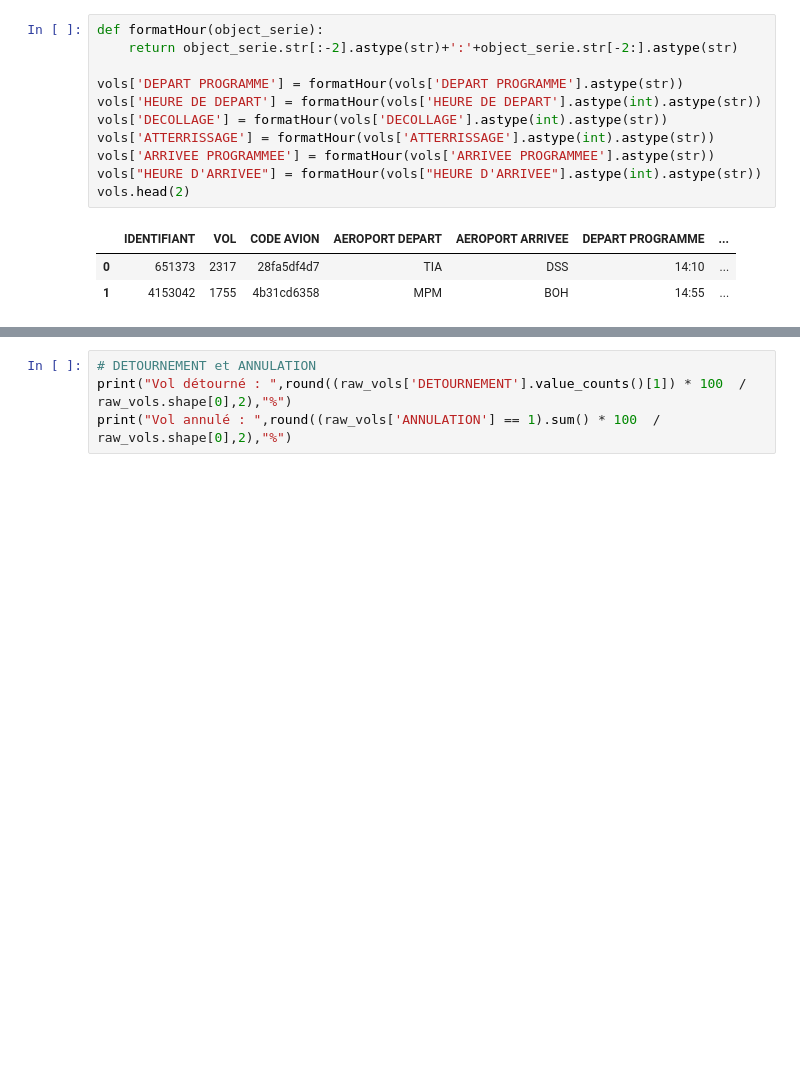
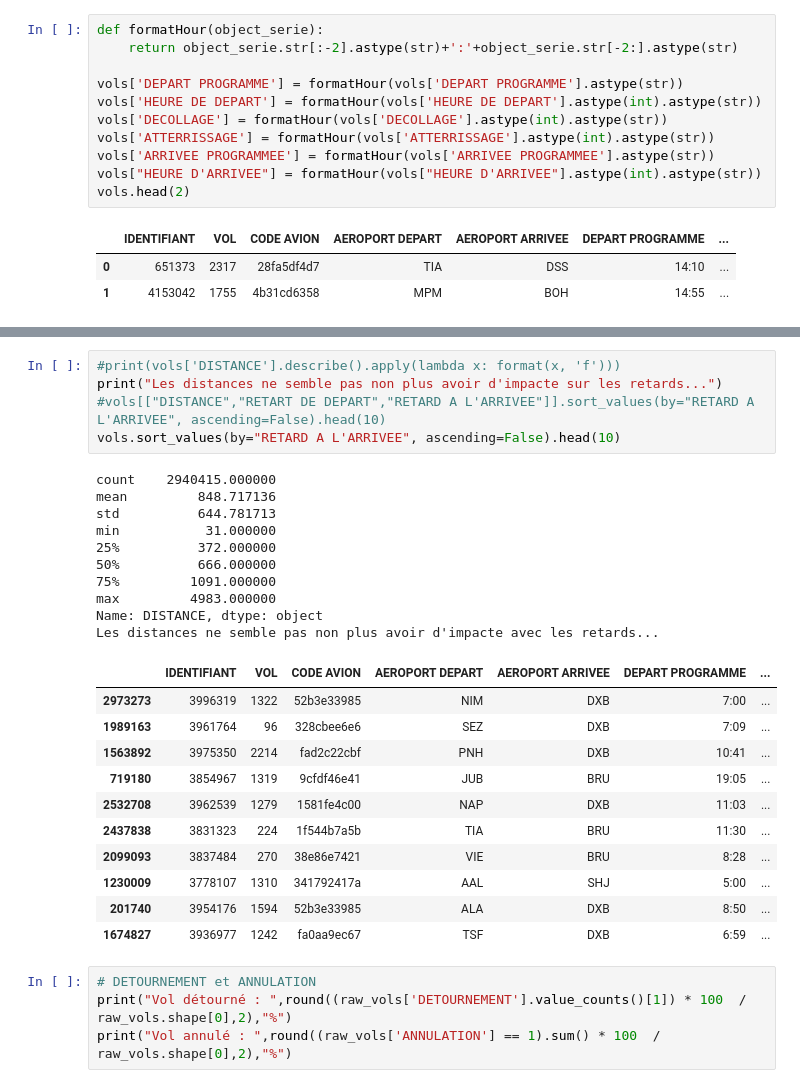
Before and after one commit to samirLazzali/flight-delay-consulting, a Jupyter notebook: aeroport_eda.ipynb, the cells around one changed output, grey strips where cells are left out. Cells and saved outputs as stored; diff of their text form; blank space fills up the shorter version.

```diff
--- a/aeroport_eda.ipynb
+++ b/aeroport_eda.ipynb
@@ -273,3 +319,30 @@ Retard de + de 10 min à l'arrivé :  22.38 %
+# %%
+#print(vols['DISTANCE'].describe().apply(lambda x: format(x, 'f')))
+print("Les distances ne semble pas non plus avoir d'impacte sur les retards...")
+#vols[["DISTANCE","RETART DE DEPART","RETARD A L'ARRIVEE"]].sort_values(by="RETARD A L'ARRIVEE", ascending=False).head(10)
+vols.sort_values(by="RETARD A L'ARRIVEE", ascending=False).head(10)
+# %% [output]
+count    2940415.000000
+mean         848.717136
+std          644.781713
+min           31.000000
+25%          372.000000
+50%          666.000000
+75%         1091.000000
+max         4983.000000
+Name: DISTANCE, dtype: object
+Les distances ne semble pas non plus avoir d'impacte avec les retards...
+|  | IDENTIFIANT | VOL | CODE AVION | AEROPORT DEPART | AEROPORT ARRIVEE | DEPART PROGRAMME | ... |
+| 2973273 | 3996319 | 1322 | 52b3e33985 | NIM | DXB | 7:00 | ... |
+| 1989163 | 3961764 | 96 | 328cbee6e6 | SEZ | DXB | 7:09 | ... |
+| 1563892 | 3975350 | 2214 | fad2c22cbf | PNH | DXB | 10:41 | ... |
+| 719180 | 3854967 | 1319 | 9cfdf46e41 | JUB | BRU | 19:05 | ... |
+| 2532708 | 3962539 | 1279 | 1581fe4c00 | NAP | DXB | 11:03 | ... |
+| 2437838 | 3831323 | 224 | 1f544b7a5b | TIA | BRU | 11:30 | ... |
+| 2099093 | 3837484 | 270 | 38e86e7421 | VIE | BRU | 8:28 | ... |
+| 1230009 | 3778107 | 1310 | 341792417a | AAL | SHJ | 5:00 | ... |
+| 201740 | 3954176 | 1594 | 52b3e33985 | ALA | DXB | 8:50 | ... |
+| 1674827 | 3936977 | 1242 | fa0aa9ec67 | TSF | DXB | 6:59 | ... |
 # %%
 # DETOURNEMENT et ANNULATION
 print("Vol détourné : ",round((raw_vols['DETOURNEMENT'].value_counts()[1]) * 100  / raw_vols.shape[0],2),"%")
```
Also changed, not shown: parts of 10 cells of this notebook, 1 other file.
